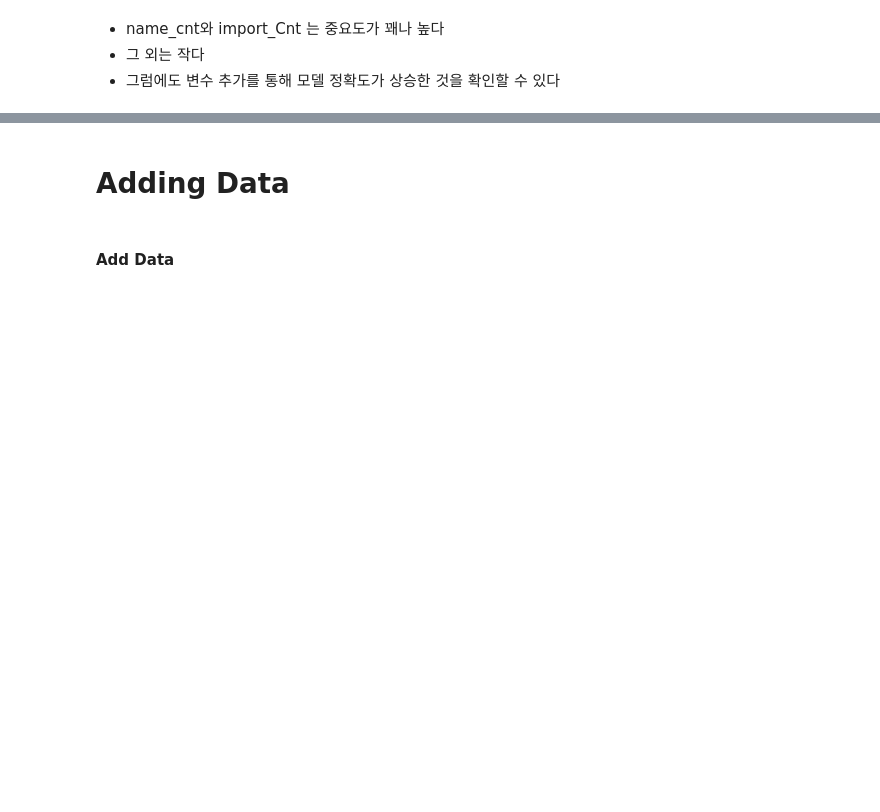
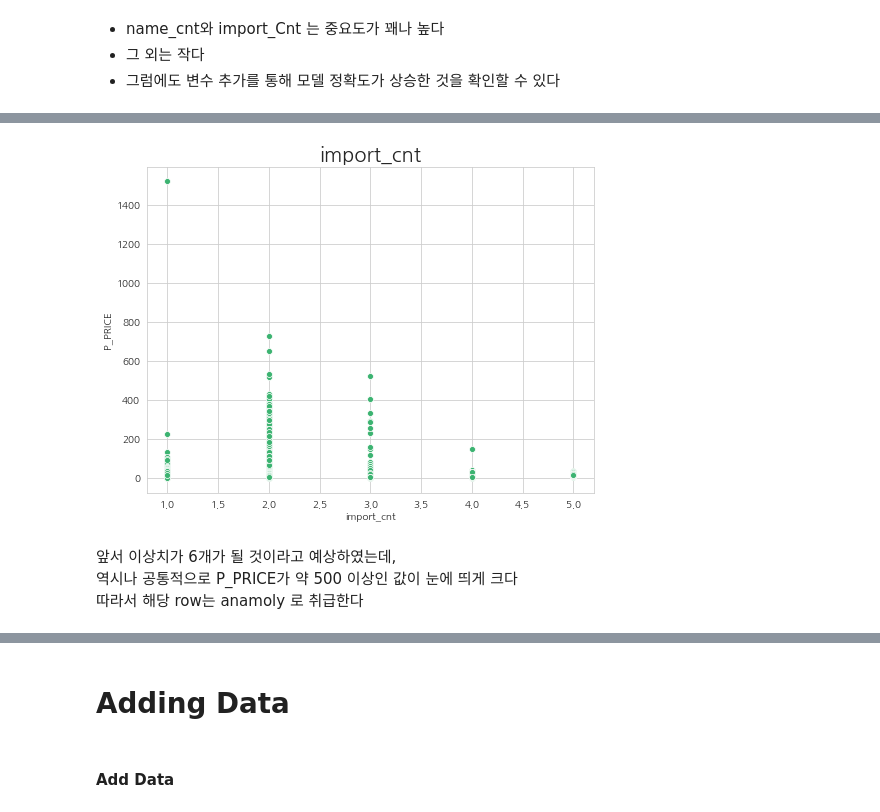
Before and after one commit to Yeony54/Project_Seafood_Import_Price_Prediction, a Jupyter notebook: 3-2. 전처리 가설 검증.ipynb, the cells around one changed output, grey strips where cells are left out. Drawn from its saved outputs; the diff is of its cells as text; code cells hidden in the pictures; blank space fills up the shorter version.

```diff
--- a/3-2. 전처리 가설 검증.ipynb
+++ b/3-2. 전처리 가설 검증.ipynb
@@ -404,0 +395,11 @@ is_processed : 3.1523757826334986e-08 > 622 순위
+# %%
+plt.figure(figsize=(8,6))
+sns.scatterplot(x='import_cnt', y='P_PRICE', data=df2_transformed, color='mediumseagreen')
+plt.title("import_cnt",fontsize=title_size)
+plt.show()
+# %% [output]
+[figure, added]
+# %% [markdown]
+앞서 이상치가 6개가 될 것이라고 예상하였는데,
+역시나 공통적으로 P_PRICE가 약 500 이상인 값이 눈에 띄게 크다
+따라서 해당 row는 anamoly 로 취급한다
```
Also changed, not shown: parts of 56 cells of this notebook.
